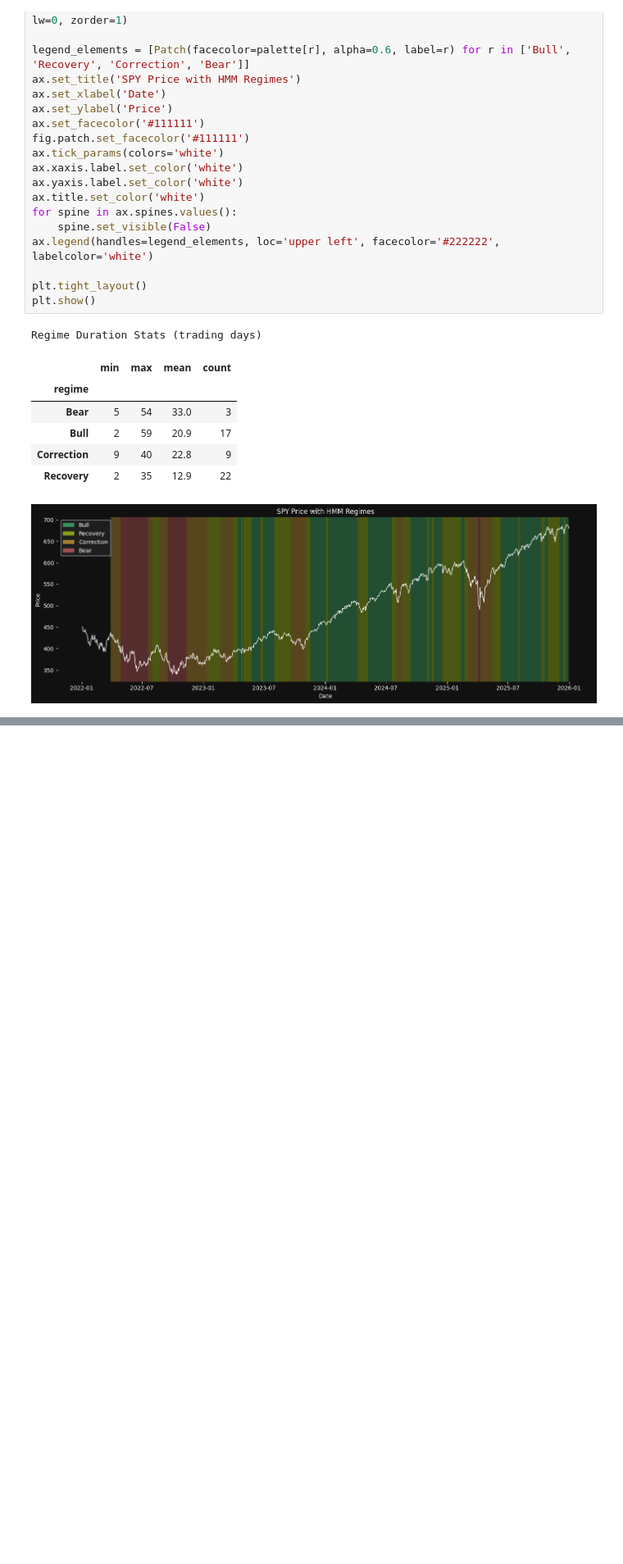
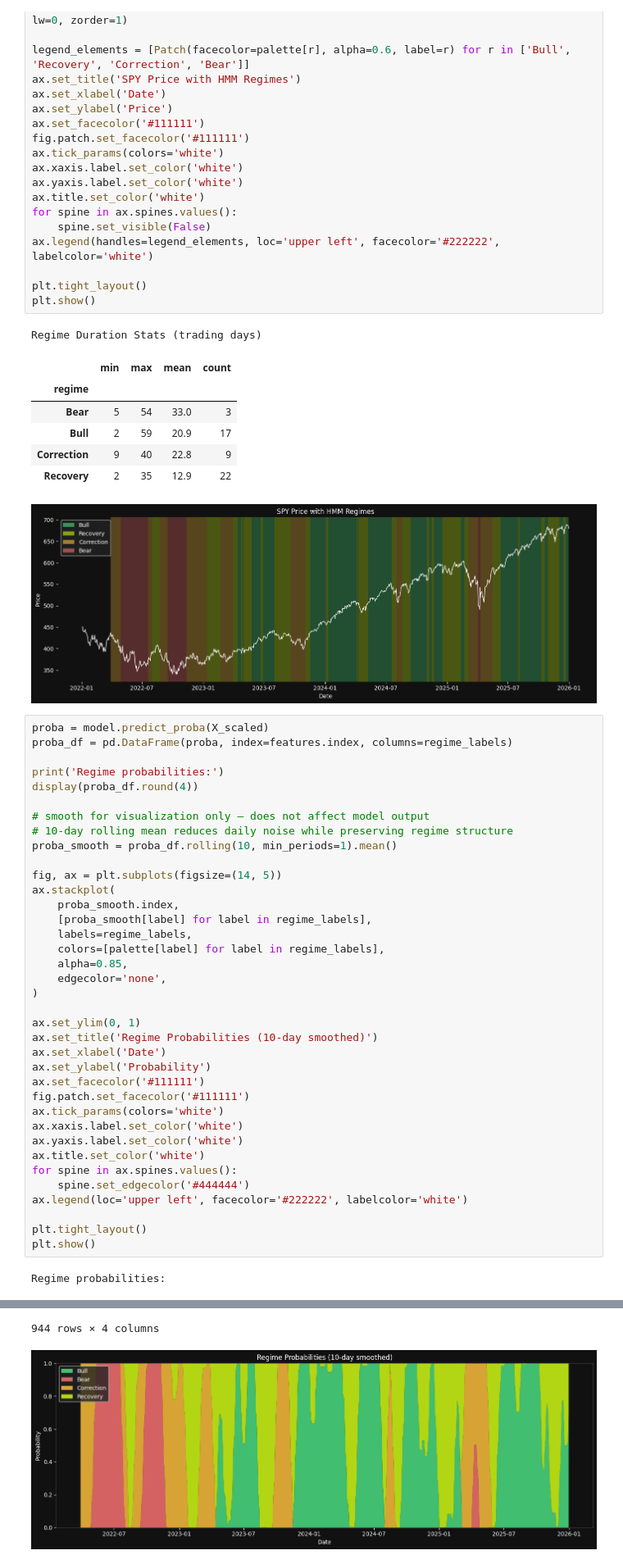
Before and after one commit to bsinek/sentinel, a Jupyter notebook: research/hmm.ipynb, the cells around one changed output, grey strips where cells are left out. Shown at 82% size. Saved outputs shown, nothing was run; the diff lists cells and outputs as text; blank space fills up the shorter version.

Commit message:
research(hmm): add soft predictions and probability visualization smoothed for presentation

```diff
--- a/research/hmm.ipynb
+++ b/research/hmm.ipynb
@@ -261,3 +261,42 @@ Regime Duration Stats (trading days)
 | Correction | 9 | 40 | 22.8 | 9 |
 | Recovery | 2 | 35 | 12.9 | 22 |
 [figure]
+# %%
+proba = model.predict_proba(X_scaled)
+proba_df = pd.DataFrame(proba, index=features.index, columns=regime_labels)
+
+print('Regime probabilities:')
+display(proba_df.round(4))
+
+# smooth for visualization only — does not affect model output
+# 10-day rolling mean reduces daily noise while preserving regime structure
+proba_smooth = proba_df.rolling(10, min_periods=1).mean()
+
+fig, ax = plt.subplots(figsize=(14, 5))
+ax.stackplot(
+    proba_smooth.index,
+    [proba_smooth[label] for label in regime_labels],
+    labels=regime_labels,
+    colors=[palette[label] for label in regime_labels],
+    alpha=0.85,
+    edgecolor='none',
+)
+
+ax.set_ylim(0, 1)
+ax.set_title('Regime Probabilities (10-day smoothed)')
+ax.set_xlabel('Date')
+ax.set_ylabel('Probability')
+ax.set_facecolor('#111111')
+fig.patch.set_facecolor('#111111')
+ax.tick_params(colors='white')
+ax.xaxis.label.set_color('white')
+ax.yaxis.label.set_color('white')
+ax.title.set_color('white')
+for spine in ax.spines.values():
+    spine.set_edgecolor('#444444')
+ax.legend(loc='upper left', facecolor='#222222', labelcolor='white')
+
+plt.tight_layout()
+plt.show()
+# %% [output]
+Regime probabilities:
@@ -263,0 +316,2 @@ Regime Duration Stats (trading days)
+944 rows × 4 columns
+[figure, added]
```
Also changed, not shown: parts of 4 cells of this notebook.
